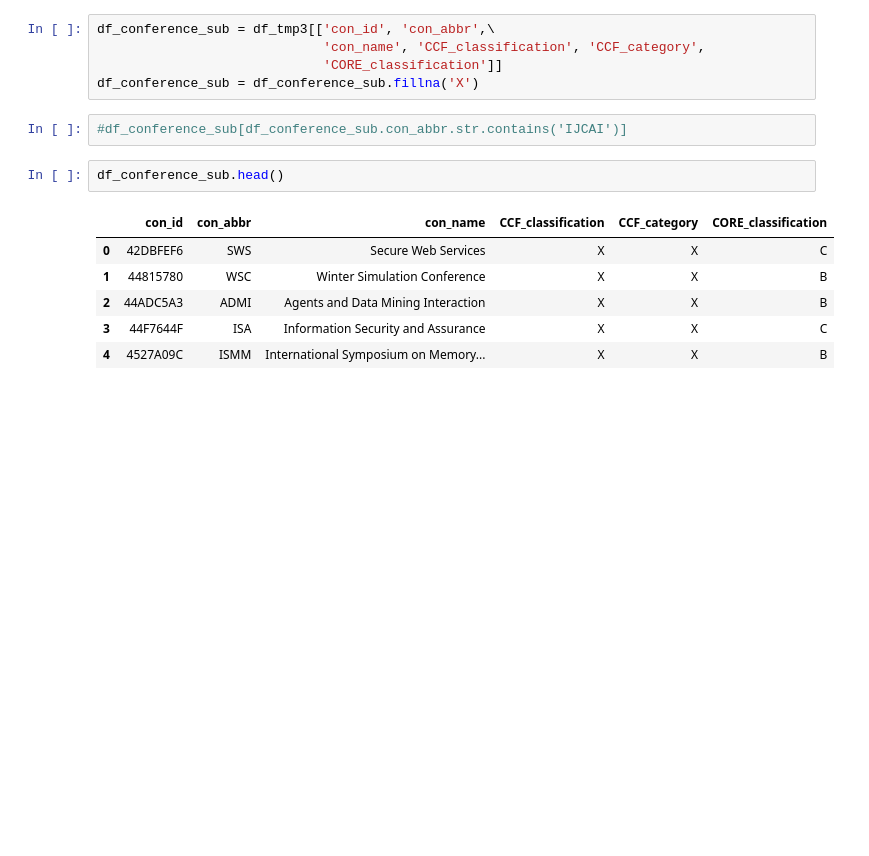
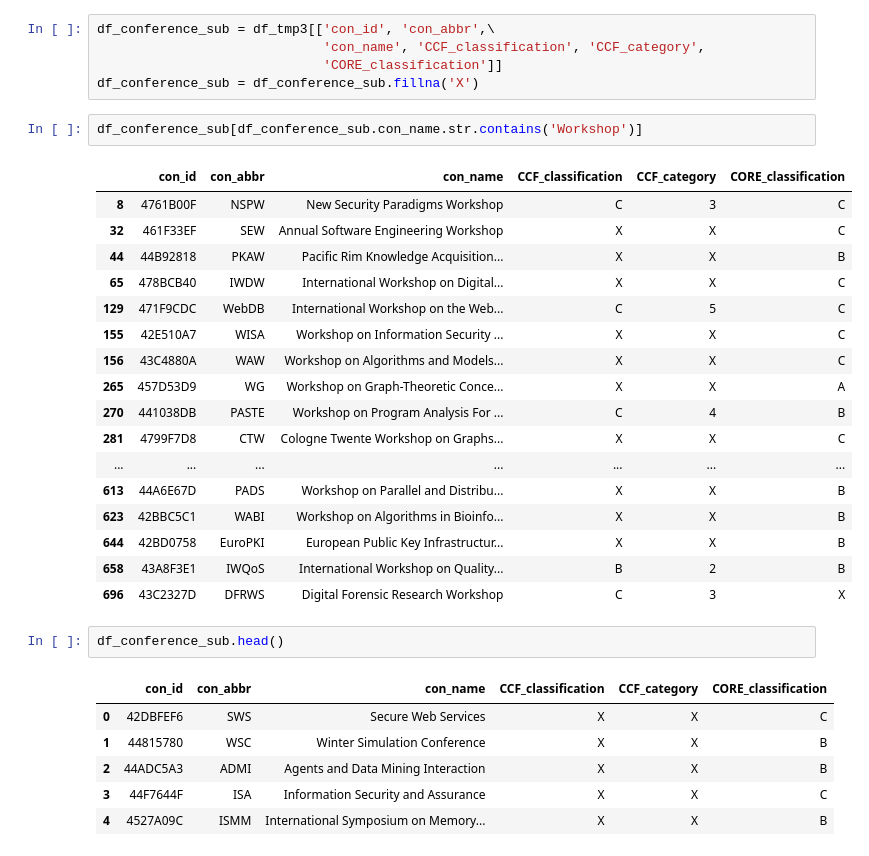
Before and after one commit to Jingfei-Han/citation_prediction, a Jupyter notebook: mag/MAG description.ipynb, the cells around one changed output. Saved outputs shown, nothing was run; the diff lists cells and outputs as text; blank space fills up the shorter version.

```diff
--- a/mag/MAG description.ipynb
+++ b/mag/MAG description.ipynb
@@ -192,7 +261,25 @@ df_conference_sub = df_tmp3[['con_id', 'con_abbr',\
                              'CORE_classification']]
 df_conference_sub = df_conference_sub.fillna('X')
 # %%
-#df_conference_sub[df_conference_sub.con_abbr.str.contains('IJCAI')]
+df_conference_sub[df_conference_sub.con_name.str.contains('Workshop')]
+# %% [output]
+|  | con_id | con_abbr | con_name | CCF_classification | CCF_category | CORE_classification |
+| 8 | 4761B00F | NSPW | New Security Paradigms Workshop | C | 3 | C |
+| 32 | 461F33EF | SEW | Annual Software Engineering Workshop | X | X | C |
+| 44 | 44B92818 | PKAW | Pacific Rim Knowledge Acquisition... | X | X | B |
+| 65 | 478BCB40 | IWDW | International Workshop on Digital... | X | X | C |
+| 129 | 471F9CDC | WebDB | International Workshop on the Web... | C | 5 | C |
+| 155 | 42E510A7 | WISA | Workshop on Information Security ... | X | X | C |
+| 156 | 43C4880A | WAW | Workshop on Algorithms and Models... | X | X | C |
+| 265 | 457D53D9 | WG | Workshop on Graph-Theoretic Conce... | X | X | A |
+| 270 | 441038DB | PASTE | Workshop on Program Analysis For ... | C | 4 | B |
+| 281 | 4799F7D8 | CTW | Cologne Twente Workshop on Graphs... | X | X | C |
+| ... | ... | ... | ... | ... | ... | ... |
+| 613 | 44A6E67D | PADS | Workshop on Parallel and Distribu... | X | X | B |
+| 623 | 42BBC5C1 | WABI | Workshop on Algorithms in Bioinfo... | X | X | B |
+| 644 | 42BD0758 | EuroPKI | European Public Key Infrastructur... | X | X | B |
+| 658 | 43A8F3E1 | IWQoS | International Workshop on Quality... | B | 2 | B |
+| 696 | 43C2327D | DFRWS | Digital Forensic Research Workshop | C | 3 | X |
 # %%
 df_conference_sub.head()
 # %% [output]
```
Also changed, not shown: parts of 70 cells of this notebook, 3 other files.
